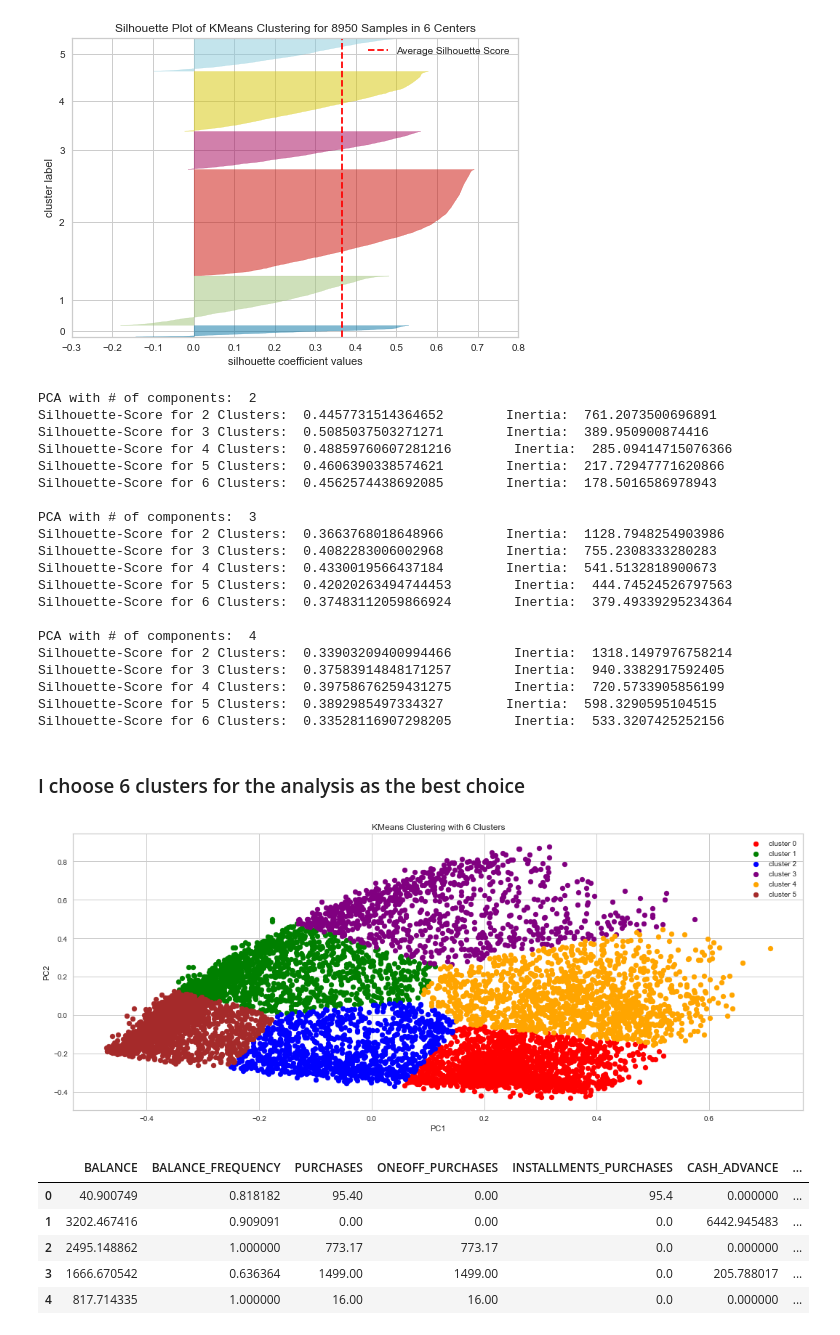
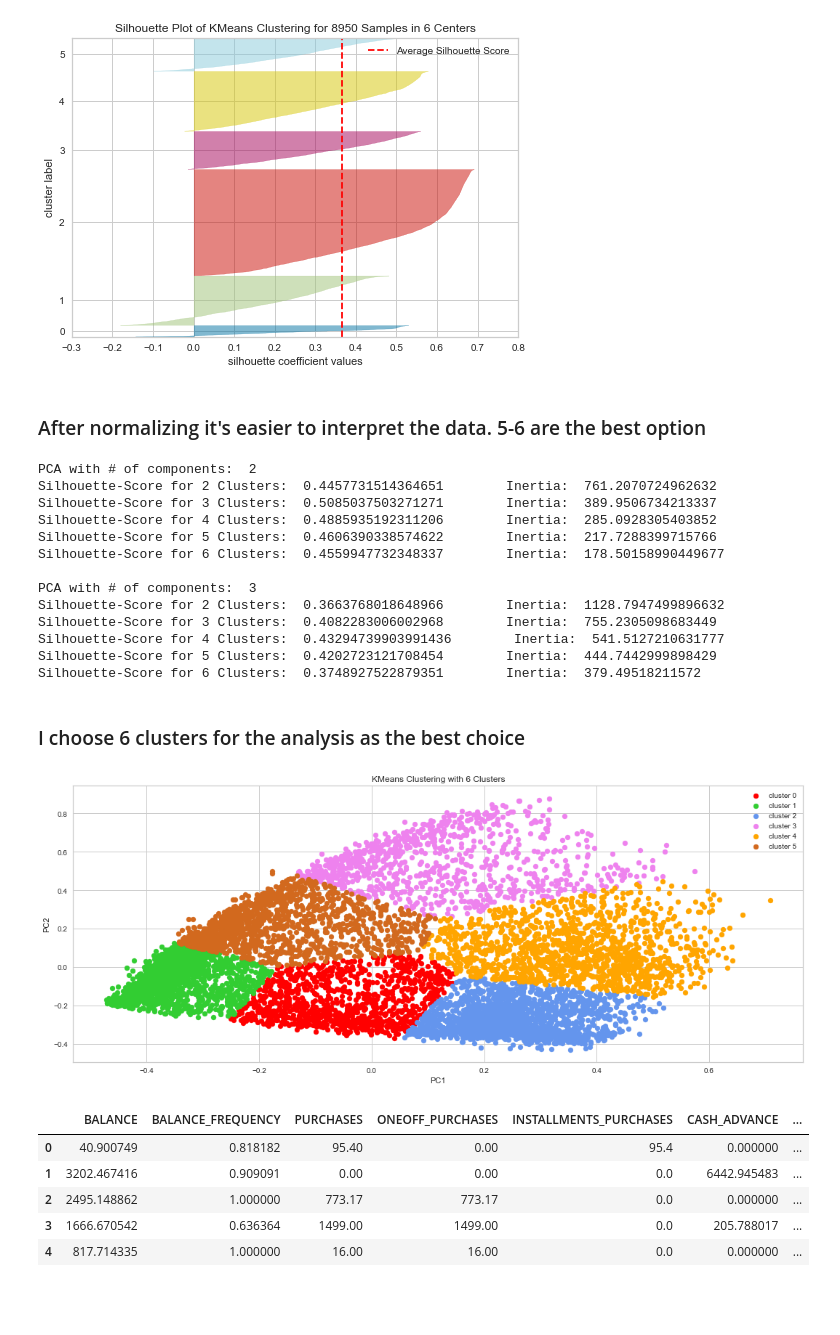
Before and after one commit to AleksanderWernik/Credit_card_clustering, a Jupyter notebook: Credit_card.ipynb, the cells around one changed output. Cells and saved outputs as stored; diff of their text form; code cells hidden in the pictures; blank space fills up the shorter version.

```diff
--- a/Credit_card.ipynb
+++ b/Credit_card.ipynb
@@ -326,9 +295,11 @@ for k in [4,5,6]:
 [figure]
 [figure]
 [figure]
+# %% [markdown]
+### After normalizing it's easier to interpret the data. 5-6 are the best option
 # %%
 # apply PCA and display clustering metrics
-for y in range(2, 5):
+for y in range(2, 4):
     print("PCA with # of components: ", y)
     pca = PCA(n_components=y)
     data_p = pca.fit_transform(Xn)
@@ -339,50 +310,43 @@ for y in range(2, 5):
     print()
 # %% [output]
 PCA with # of components:  2
-Silhouette-Score for 2 Clusters:  0.4457731514364652        Inertia:  761.2073500696891
-Silhouette-Score for 3 Clusters:  0.5085037503271271        Inertia:  389.950900874416
-Silhouette-Score for 4 Clusters:  0.48859760607281216        Inertia:  285.09414715076366
-Silhouette-Score for 5 Clusters:  0.4606390338574621        Inertia:  217.72947771620866
-Silhouette-Score for 6 Clusters:  0.4562574438692085        Inertia:  178.5016586978943
+Silhouette-Score for 2 Clusters:  0.4457731514364651        Inertia:  761.2070724962632
+Silhouette-Score for 3 Clusters:  0.5085037503271271        Inertia:  389.9506734213337
+Silhouette-Score for 4 Clusters:  0.4885935192311206        Inertia:  285.0928305403852
+Silhouette-Score for 5 Clusters:  0.4606390338574622        Inertia:  217.7288399715766
+Silhouette-Score for 6 Clusters:  0.4559947732348337        Inertia:  178.50158990449677
 
 PCA with # of components:  3
-Silhouette-Score for 2 Clusters:  0.3663768018648966        Inertia:  1128.7948254903986
-Silhouette-Score for 3 Clusters:  0.4082283006002968        Inertia:  755.2308333280283
-Silhouette-Score for 4 Clusters:  0.4330019566437184        Inertia:  541.5132818900673
-Silhouette-Score for 5 Clusters:  0.42020263494744453        Inertia:  444.74524526797563
-Silhouette-Score for 6 Clusters:  0.37483112059866924        Inertia:  379.49339295234364
-
-PCA with # of components:  4
-Silhouette-Score for 2 Clusters:  0.33903209400994466        Inertia:  1318.1497976758214
-Silhouette-Score for 3 Clusters:  0.37583914848171257        Inertia:  940.3382917592405
-Silhouette-Score for 4 Clusters:  0.39758676259431275        Inertia:  720.5733905856199
-Silhouette-Score for 5 Clusters:  0.3892985497334327        Inertia:  598.3290595104515
-Silhouette-Score for 6 Clusters:  0.33528116907298205        Inertia:  533.3207425252156
+Silhouette-Score for 2 Clusters:  0.3663768018648966        Inertia:  1128.7947499896632
+Silhouette-Score for 3 Clusters:  0.4082283006002968        Inertia:  755.2305098683449
+Silhouette-Score for 4 Clusters:  0.43294739903991436        Inertia:  541.5127210631777
+Silhouette-Score for 5 Clusters:  0.4202723121708454        Inertia:  444.7442999898429
+Silhouette-Score for 6 Clusters:  0.3748927522879351        Inertia:  379.49518211572
 # %% [markdown]
 ### I choose 6 clusters for the analysis as the best choice
 # %%
 # PCA clusters visualization
 data_p = pd.DataFrame(PCA(n_components = 2).fit_transform(Xn))
 preds = pd.Series(KMeans(n_clusters = 6,).fit_predict(data_p))
 data_p = pd.concat([data_p, preds], axis =1)
 data_p.columns = [0,1,'target']
 
 fig = plt.figure(figsize = (18, 7))
-colors = ['red', 'green', 'blue', 'purple', 'orange', 'brown']
+colors = ['red', 'limegreen', 'cornflowerblue', 'violet', 'orange', 'chocolate']
 
 plt.scatter(data_p[data_p['target']==0].iloc[:,0], data_p[data_p.target==0].iloc[:,1], c = colors[0], label = 'cluster 0')
 plt.scatter(data_p[data_p['target']==1].iloc[:,0], data_p[data_p.target==1].iloc[:,1], c = colors[1], label = 'cluster 1')
 plt.scatter(data_p[data_p['target']==2].iloc[:,0], data_p[data_p.target==2].iloc[:,1], c = colors[2], label = 'cluster 2')
 plt.scatter(data_p[data_p['target']==3].iloc[:,0], data_p[data_p.target==3].iloc[:,1], c = colors[3], label = 'cluster 3')
 plt.scatter(data_p[data_p['target']==4].iloc[:,0], data_p[data_p.target==4].iloc[:,1], c = colors[4], label = 'cluster 4')
 plt.scatter(data_p[data_p['target']==5].iloc[:,0], data_p[data_p.target==5].iloc[:,1], c = colors[5], label = 'cluster 5')
 plt.legend()
 plt.title('KMeans Clustering with 6 Clusters')
 plt.xlabel('PC1')
 plt.ylabel('PC2')
 plt.show()
 # %% [output]
-[figure, old version]
+[figure, new version]
 # %%
 # create model with 6 clusters
 kmean= KMeans(6, random_state=42)
```
Also changed, not shown: parts of 34 cells of this notebook.
